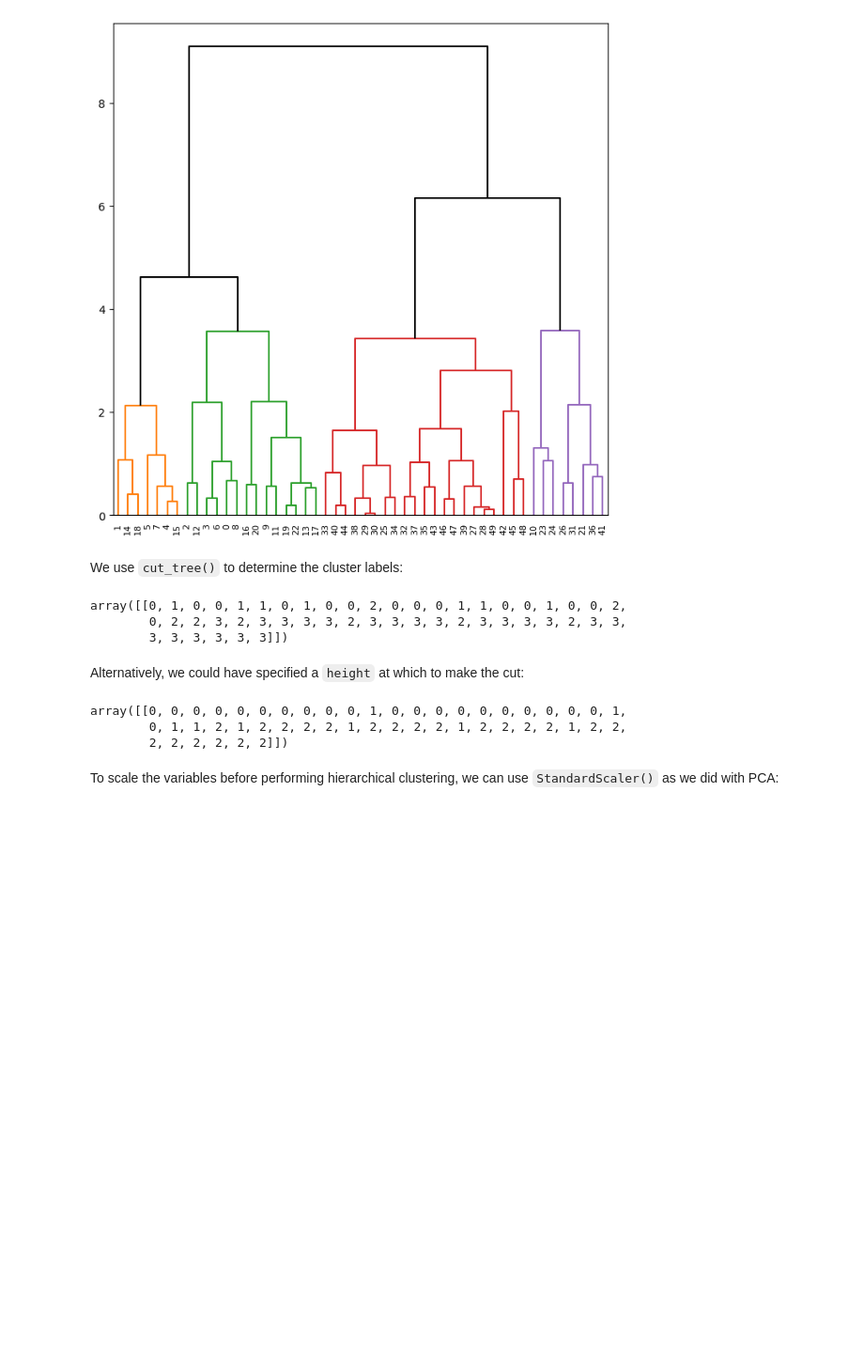
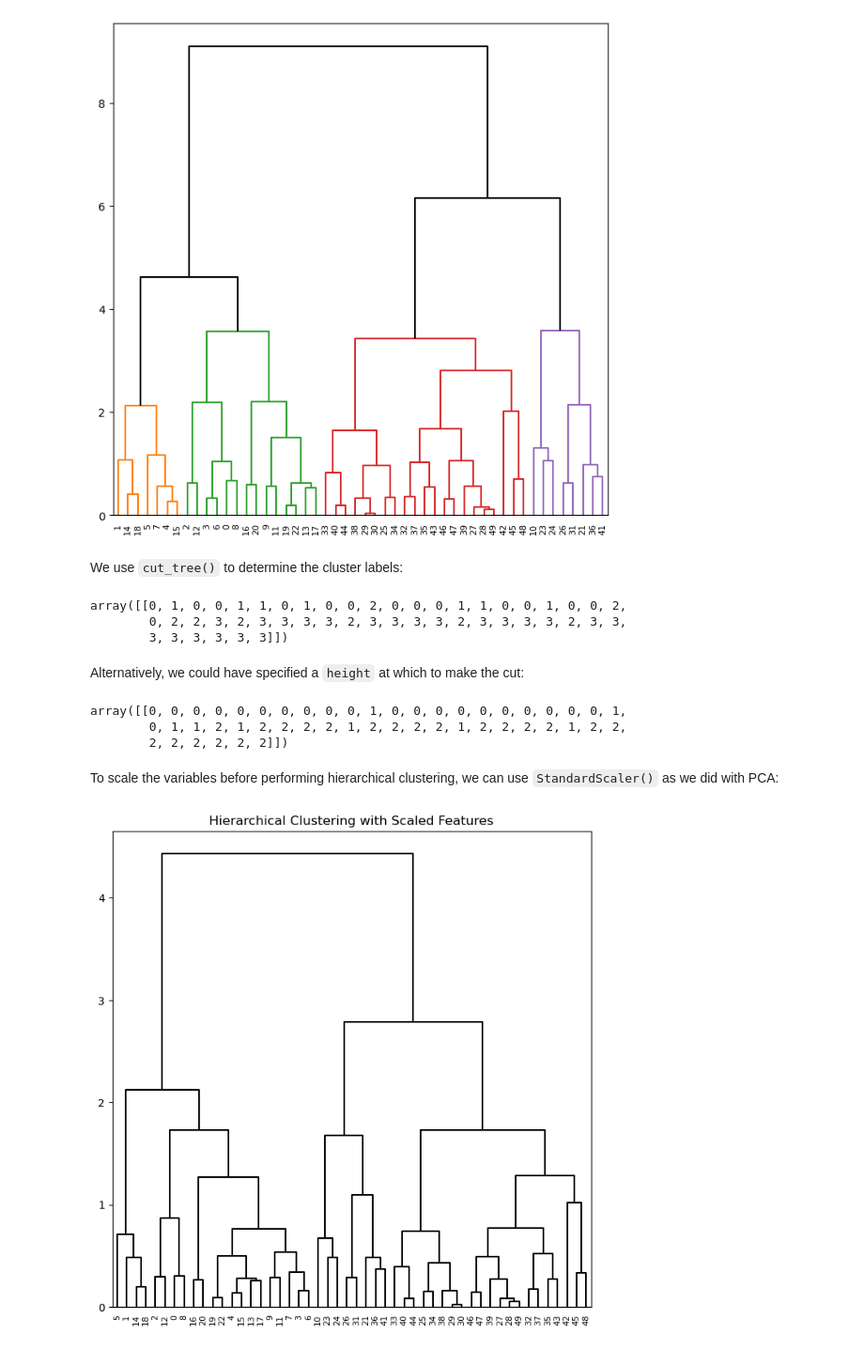
Before and after one commit to richhuwtaylor/introduction-to-statistical-learning, a Jupyter notebook: Chapter_12_Unsupervised_Learning/Chapter_12_Unsupervised_Learning_Lab.ipynb, the cells around one changed output. Shown at 94% size. Saved outputs shown, nothing was run; the diff lists cells and outputs as text; code cells hidden in the pictures; blank space fills up the shorter version.

```diff
--- a/Chapter_12_Unsupervised_Learning/Chapter_12_Unsupervised_Learning_Lab.ipynb
+++ b/Chapter_12_Unsupervised_Learning/Chapter_12_Unsupervised_Learning_Lab.ipynb
@@ -416,3 +416,17 @@ array([[0, 0, 0, 0, 0, 0, 0, 0, 0, 0, 1, 0, 0, 0, 0, 0, 0, 0, 0, 0, 0, 1,
         2, 2, 2, 2, 2, 2]])
 # %% [markdown]
 To scale the variables before performing hierarchical clustering, we can use `StandardScaler()` as we did with PCA:
+# %%
+scaler = StandardScaler()
+X_scale = scaler.fit_transform(X)
+hc_comp_scale = HClust(
+    distance_threshold=0,
+    n_clusters=None,
+    linkage='complete'
+).fit(X_scale)
+linkage_comp_scale = linkage(X_scale, method='complete', metric='euclidean')
+fig, ax = plt.subplots(1, 1, figsize=(8, 8))
+dendrogram(linkage_comp_scale, ax=ax, **cargs)
+ax.set_title('Hierarchical Clustering with Scaled Features');
+# %% [output]
+[figure, added]
```
Also changed, not shown: parts of 20 cells of this notebook.
